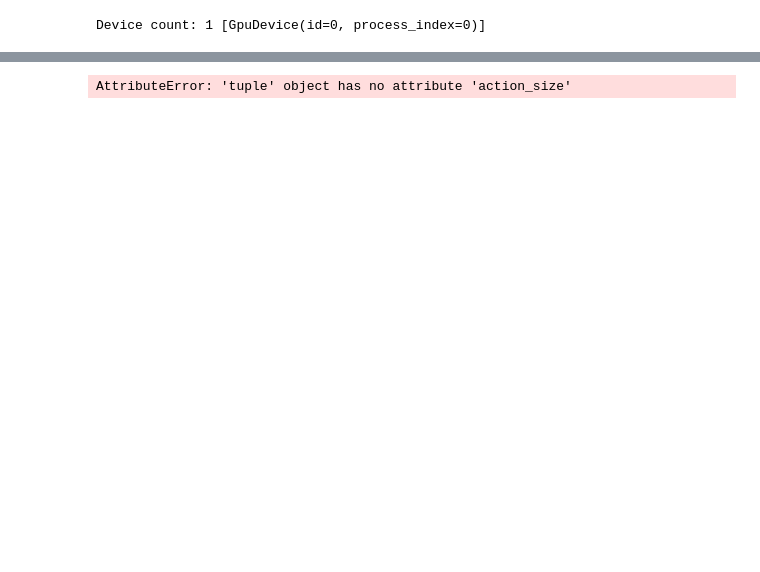
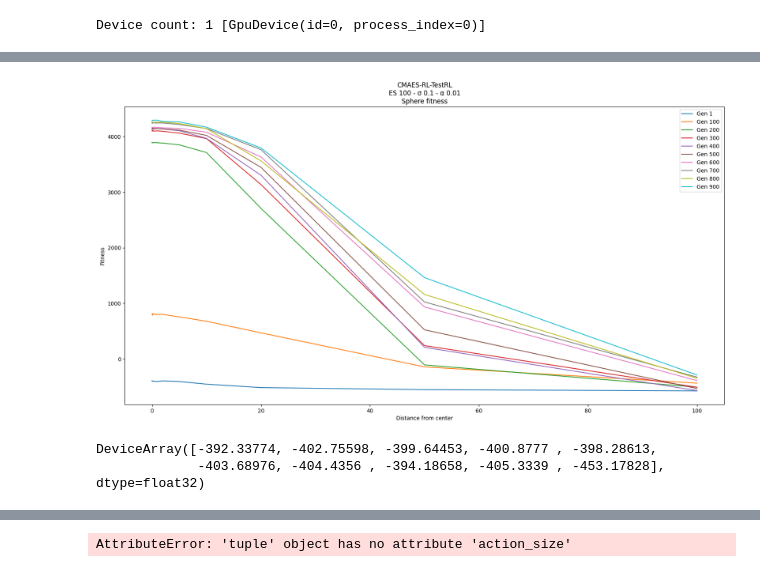
Before and after one commit to TemplierPaul/QDax, a Jupyter notebook: genomes.ipynb, the cells around one changed output, grey strips where cells are left out. Cells and saved outputs as stored; diff of their text form; code cells hidden in the pictures; blank space fills up the shorter version.

```diff
--- a/genomes.ipynb
+++ b/genomes.ipynb
@@ -49,0 +263,21 @@ wandb_run  = EM. wandb_run,
+# %%
+plt.figure(figsize=(20, 10))
+
+to_plot = gens
+# to_plot = [300, 700]
+
+for gen in to_plot:
+    plt.plot(sigmas, sigma_fits[gen], label=f"Gen {gen}")
+plt.legend()
+plt.xlabel("Distance from center")
+plt.ylabel("Fitness")
+# plt.xscale("log")
+plt.title(f"{args.algo}\n{args.config}\nSphere fitness")
+plt.show()
+# %% [output]
+[figure, added]
+# %%
+sigma_fits
+# %% [output]
+DeviceArray([-392.33774, -402.75598, -399.64453, -400.8777 , -398.28613,
+             -403.68976, -404.4356 , -394.18658, -405.3339 , -453.17828],            dtype=float32)
```
Also changed, not shown: parts of 30 cells of this notebook, 13 other files.
